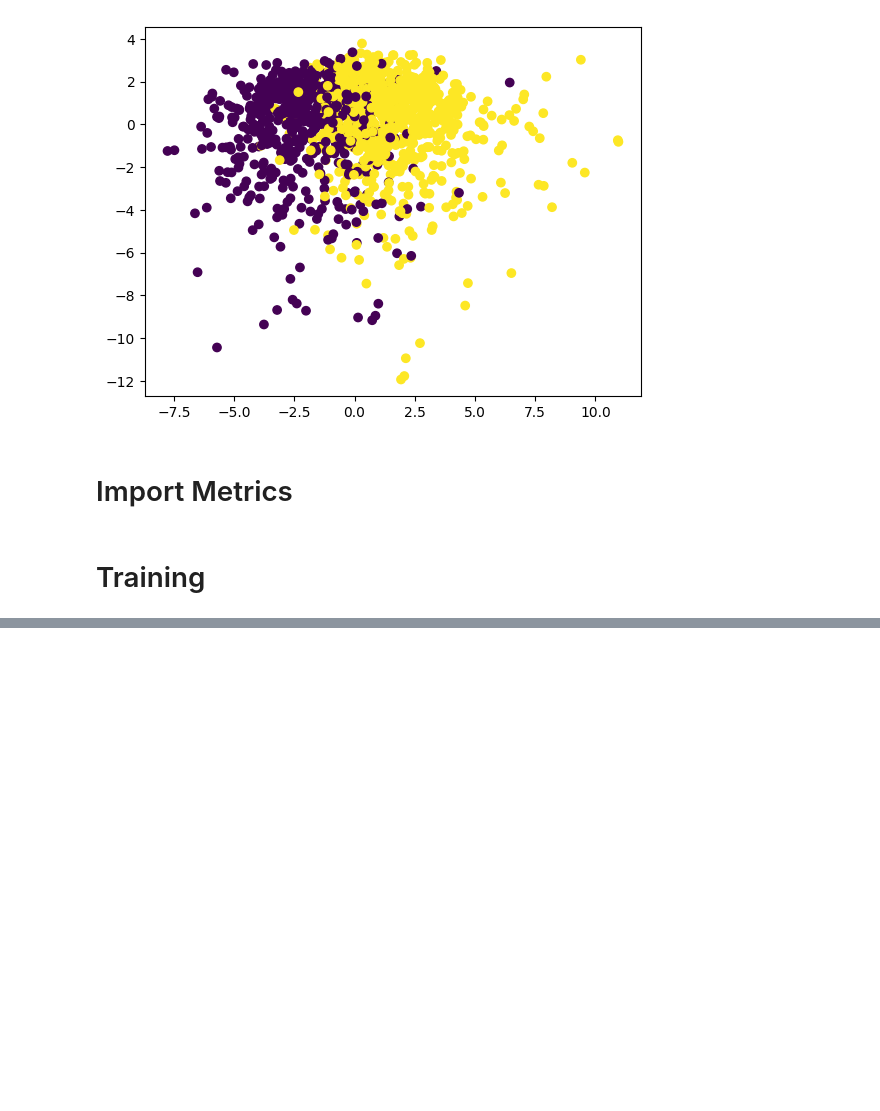
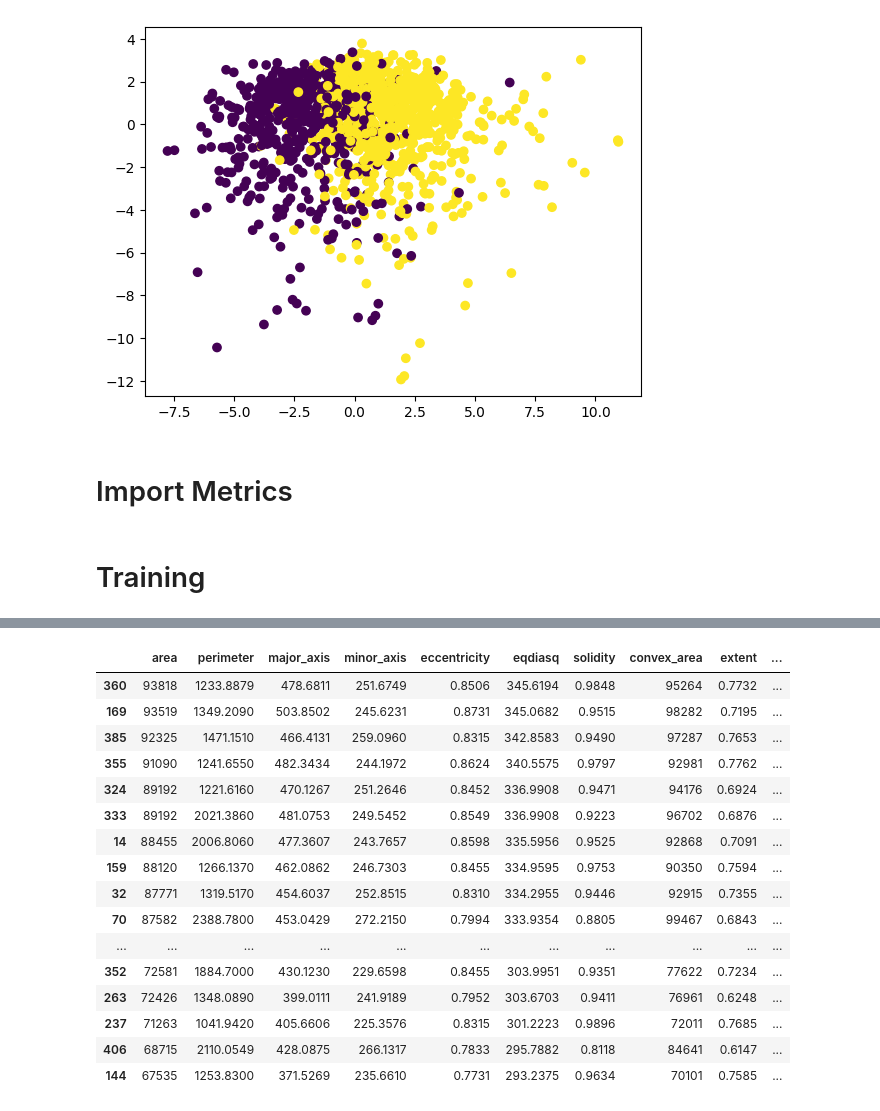
Before and after one commit to mishanko/ml-course, a Jupyter notebook: homeworks/hw05_neo_tokio/pistachio-28features-svc-mlp-lr-knn-tree-acc-94.ipynb, the cells around one changed output, grey strips where cells are left out. Saved outputs shown, nothing was run; the diff lists cells and outputs as text; code cells hidden in the pictures; blank space fills up the shorter version.

```diff
--- a/homeworks/hw05_neo_tokio/pistachio-28features-svc-mlp-lr-knn-tree-acc-94.ipynb
+++ b/homeworks/hw05_neo_tokio/pistachio-28features-svc-mlp-lr-knn-tree-acc-94.ipynb
@@ -128,0 +281,22 @@ plt.show()
+# %%
+mistakes = data_test[new_preds != ans.values.flatten()]
+mistakes = mistakes.sort_values(by='area', ascending=False)
+mistakes
+# %% [output]
+|  | area | perimeter | major_axis | minor_axis | eccentricity | eqdiasq | solidity | convex_area | extent | ... |
+| 360 | 93818 | 1233.8879 | 478.6811 | 251.6749 | 0.8506 | 345.6194 | 0.9848 | 95264 | 0.7732 | ... |
+| 169 | 93519 | 1349.2090 | 503.8502 | 245.6231 | 0.8731 | 345.0682 | 0.9515 | 98282 | 0.7195 | ... |
+| 385 | 92325 | 1471.1510 | 466.4131 | 259.0960 | 0.8315 | 342.8583 | 0.9490 | 97287 | 0.7653 | ... |
+| 355 | 91090 | 1241.6550 | 482.3434 | 244.1972 | 0.8624 | 340.5575 | 0.9797 | 92981 | 0.7762 | ... |
+| 324 | 89192 | 1221.6160 | 470.1267 | 251.2646 | 0.8452 | 336.9908 | 0.9471 | 94176 | 0.6924 | ... |
+| 333 | 89192 | 2021.3860 | 481.0753 | 249.5452 | 0.8549 | 336.9908 | 0.9223 | 96702 | 0.6876 | ... |
+| 14 | 88455 | 2006.8060 | 477.3607 | 243.7657 | 0.8598 | 335.5956 | 0.9525 | 92868 | 0.7091 | ... |
+| 159 | 88120 | 1266.1370 | 462.0862 | 246.7303 | 0.8455 | 334.9595 | 0.9753 | 90350 | 0.7594 | ... |
+| 32 | 87771 | 1319.5170 | 454.6037 | 252.8515 | 0.8310 | 334.2955 | 0.9446 | 92915 | 0.7355 | ... |
+| 70 | 87582 | 2388.7800 | 453.0429 | 272.2150 | 0.7994 | 333.9354 | 0.8805 | 99467 | 0.6843 | ... |
+| ... | ... | ... | ... | ... | ... | ... | ... | ... | ... | ... |
+| 352 | 72581 | 1884.7000 | 430.1230 | 229.6598 | 0.8455 | 303.9951 | 0.9351 | 77622 | 0.7234 | ... |
+| 263 | 72426 | 1348.0890 | 399.0111 | 241.9189 | 0.7952 | 303.6703 | 0.9411 | 76961 | 0.6248 | ... |
+| 237 | 71263 | 1041.9420 | 405.6606 | 225.3576 | 0.8315 | 301.2223 | 0.9896 | 72011 | 0.7685 | ... |
+| 406 | 68715 | 2110.0549 | 428.0875 | 266.1317 | 0.7833 | 295.7882 | 0.8118 | 84641 | 0.6147 | ... |
+| 144 | 67535 | 1253.8300 | 371.5269 | 235.6610 | 0.7731 | 293.2375 | 0.9634 | 70101 | 0.7585 | ... |
```
Also changed, not shown: parts of 16 cells of this notebook, 3 other files.
